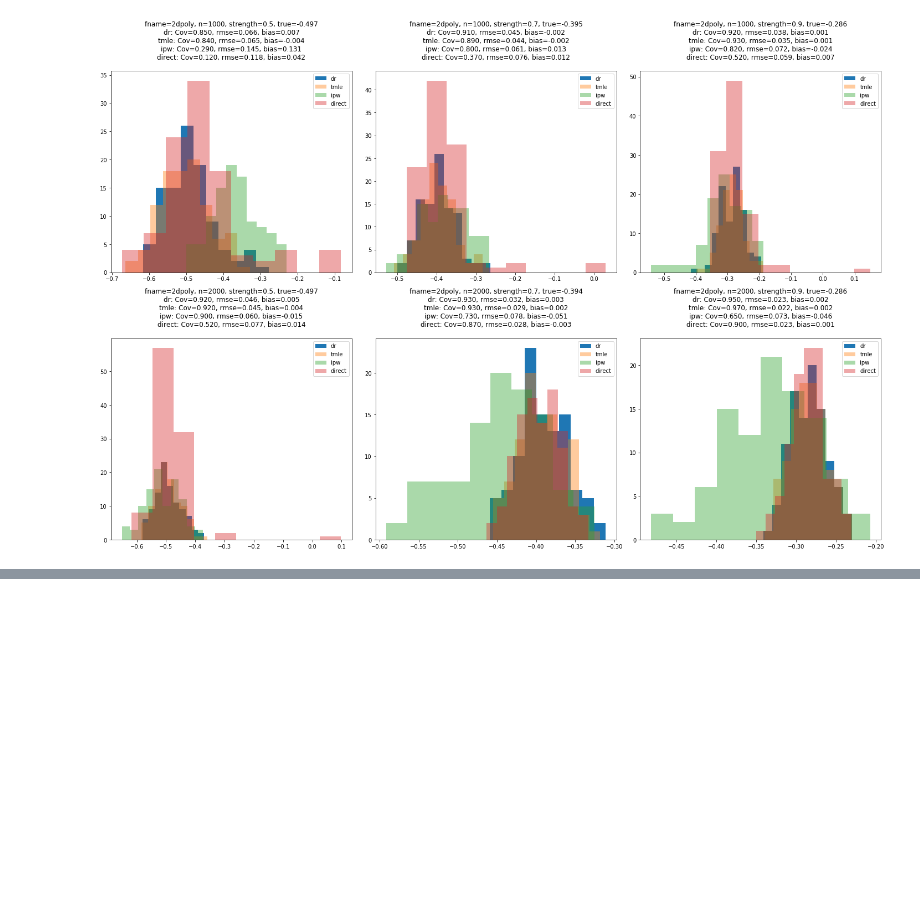
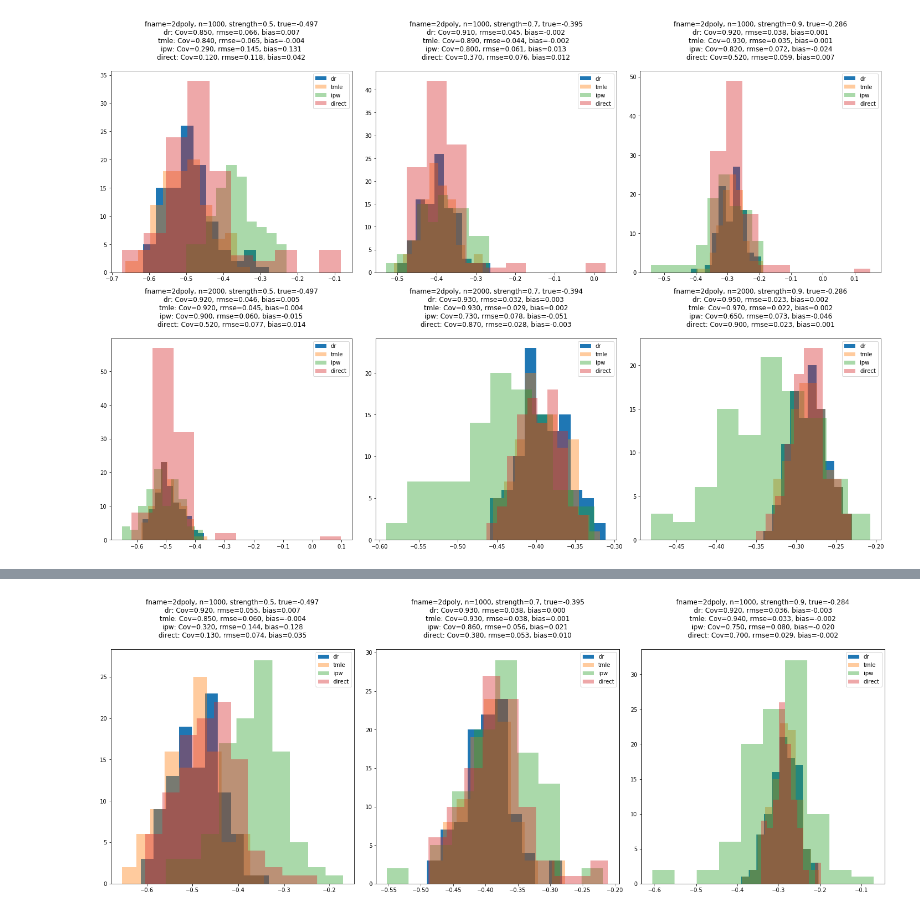
Before and after one commit to syrgkanislab/npiv_functionals, a Jupyter notebook: notebooks/Postprocess.ipynb, the cells around one changed output, grey strips where cells are left out. Drawn from its saved outputs; the diff is of its cells as text; code cells hidden in the pictures; blank space fills up the shorter version.

Commit message:
added clever instrument implementation

```diff
--- a/notebooks/Postprocess.ipynb
+++ b/notebooks/Postprocess.ipynb
@@ -123,2 +127,23 @@ print(pd.concat(resd).unstack(level=3).to_latex(bold_rows=True, multirow=True,
 \bottomrule
 \end{tabular}
+# %%
+clever = True
+for fname in ['2dpoly']:
+    plt.figure(figsize=(20, 20))
+    it = 1
+#     for n in [1000, 2000]:
+    for n in [1000]:
+        for iv_strength in [.5, .7, .9]:
+            plt.subplot(3, 3, it)
+            # true, results = joblib.load(f'res_fn_{fname}_n_{n}_stregth_{iv_strength}_eps_{epsilon}.jbl')
+            true, results = joblib.load(f'res_fn_{fname}_n_{n}_stregth_{iv_strength}_eps_{epsilon}_clever_{clever}.jbl')
+            dr = np.array([r[0] for r in results])
+            tmle = np.array([r[1] for r in results])
+            ipw = np.array([r[2] for r in results])
+            direct = np.array([r[3] for r in results])
+            plot_results(fname, n, iv_strength, dr, tmle, ipw, direct, true)
+            it += 1
+    plt.tight_layout()
+    plt.show()
+# %% [output]
+[figure, added]
```
Also changed, not shown: parts of 2 cells of this notebook, 2 other files.
